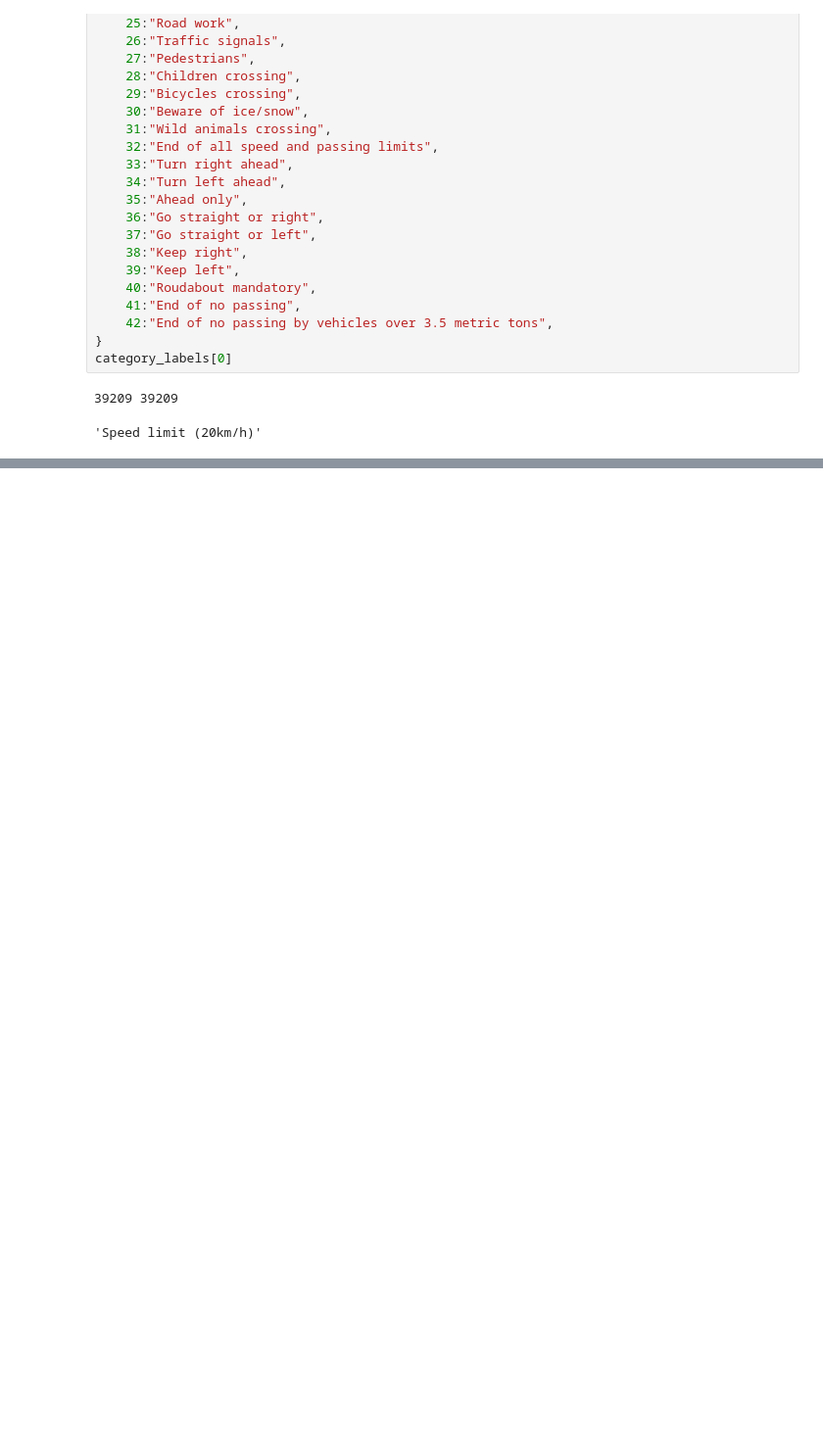
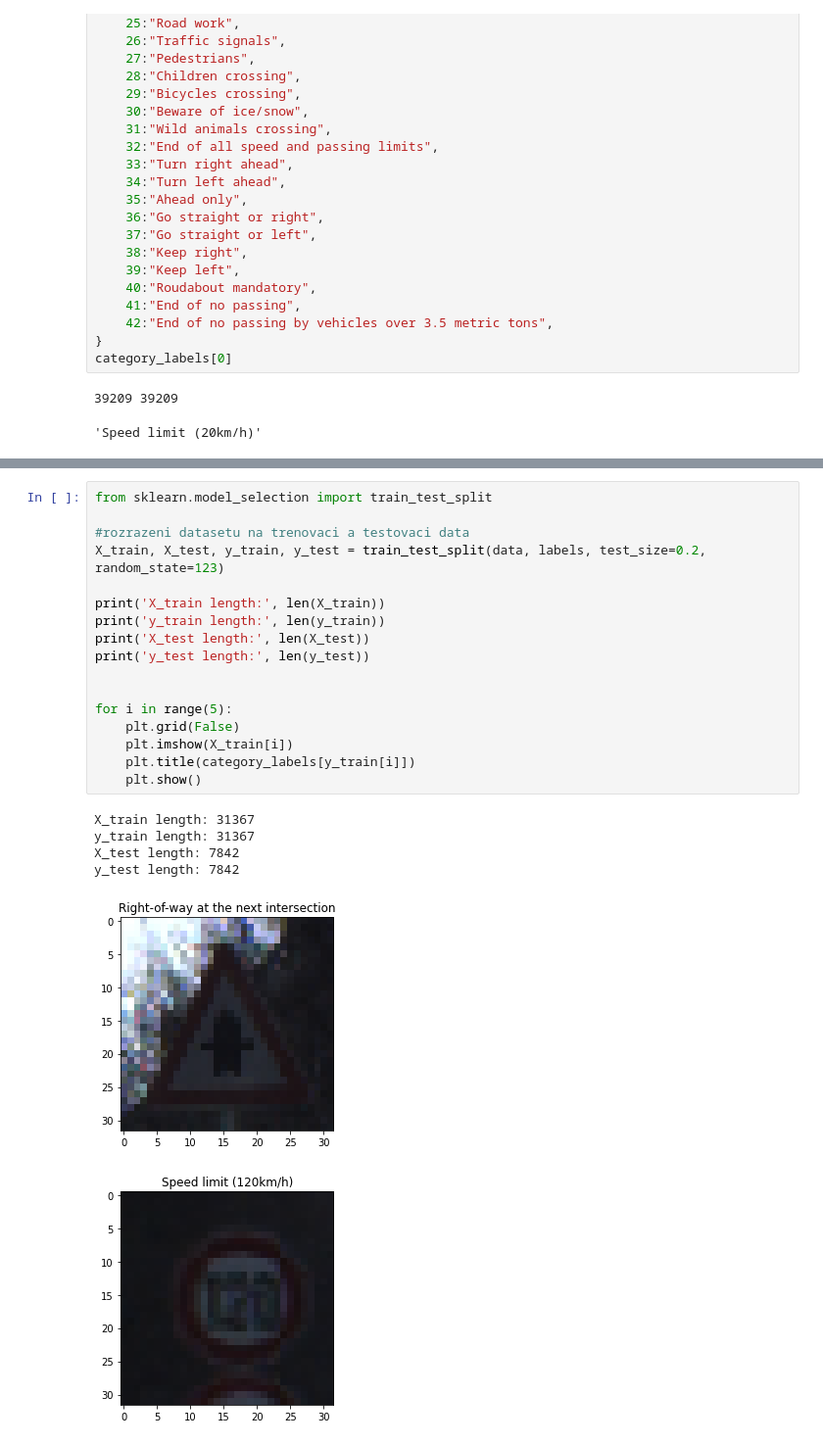
Before and after one commit to StanleyCZ/smap2022-traffic-sign-classification, a Jupyter notebook: smap2022-traffic-sign-classification.ipynb, the cells around one changed output, grey strips where cells are left out. Shown at 98% size. Cells and saved outputs as stored; diff of their text form; blank space fills up the shorter version.

Commit message:
rozřazení datasetu na testovací a trénovací

```diff
--- a/smap2022-traffic-sign-classification.ipynb
+++ b/smap2022-traffic-sign-classification.ipynb
@@ -96,0 +97,24 @@ for i in range(3):
+# %%
+from sklearn.model_selection import train_test_split
+
+#rozrazeni datasetu na trenovaci a testovaci data
+X_train, X_test, y_train, y_test = train_test_split(data, labels, test_size=0.2, random_state=123)
+
+print('X_train length:', len(X_train))
+print('y_train length:', len(y_train))
+print('X_test length:', len(X_test))
+print('y_test length:', len(y_test))
+
+
+for i in range(5):
+    plt.grid(False)
+    plt.imshow(X_train[i])
+    plt.title(category_labels[y_train[i]])
+    plt.show()
+# %% [output]
+X_train length: 31367
+y_train length: 31367
+X_test length: 7842
+y_test length: 7842
+[figure, added]
+[figure, added]
```
Also changed, not shown: parts of 2 cells of this notebook.
